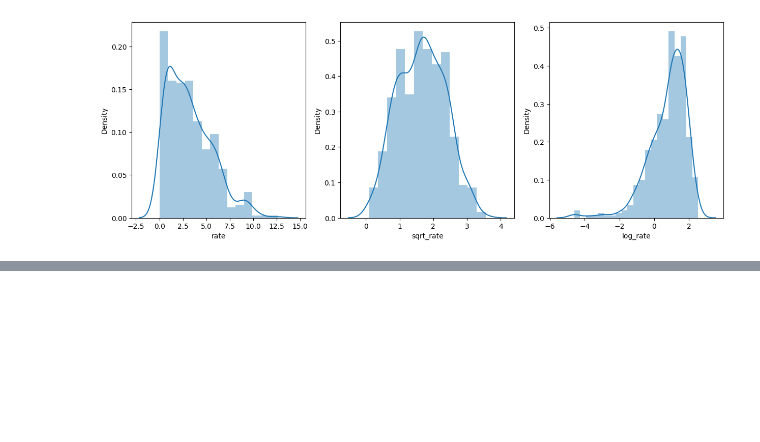
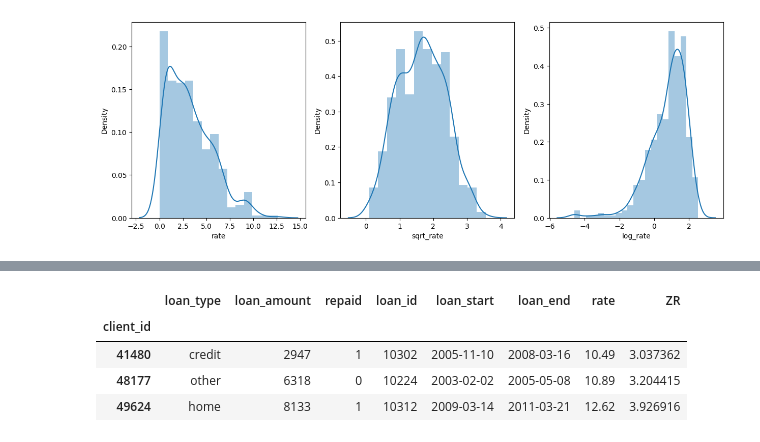
Before and after one commit to docroch/learning-data-science, a Jupyter notebook: data-preparation/loans.ipynb, the cells around one changed output, grey strips where cells are left out. Cells and saved outputs as stored; diff of their text form; code cells hidden in the pictures; blank space fills up the shorter version.

```diff
--- a/data-preparation/loans.ipynb
+++ b/data-preparation/loans.ipynb
@@ -213,0 +278,8 @@ plt.show()
+# %%
+df[(df['ZR'] < -3) | (df['ZR'] > 3)]
+# %% [output]
+|  | loan_type | loan_amount | repaid | loan_id | loan_start | loan_end | rate | ZR |
+| client_id |  |  |  |  |  |  |  |  |
+| 41480 | credit | 2947 | 1 | 10302 | 2005-11-10 | 2008-03-16 | 10.49 | 3.037362 |
+| 48177 | other | 6318 | 0 | 10224 | 2003-02-02 | 2005-05-08 | 10.89 | 3.204415 |
+| 49624 | home | 8133 | 1 | 10312 | 2009-03-14 | 2011-03-21 | 12.62 | 3.926916 |
```
Also changed, not shown: parts of 9 cells of this notebook.
